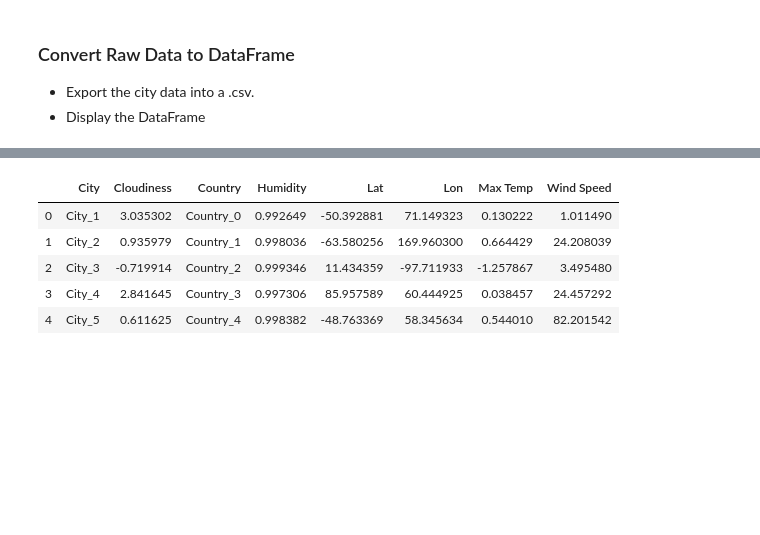
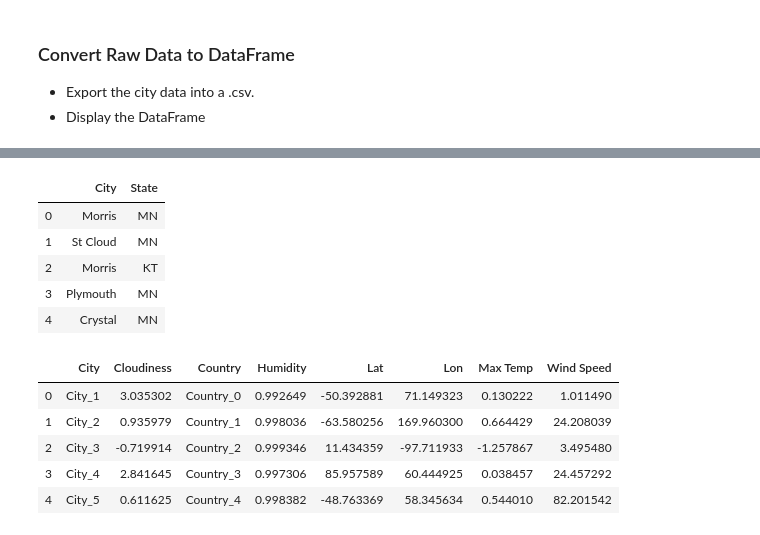
Before and after one commit to KatRootes/python-api-challenge, a Jupyter notebook: Instructions/starter_code/TestGround.ipynb, the cells around one changed output, grey strips where cells are left out. Cells and saved outputs as stored; diff of their text form; code cells hidden in the pictures; blank space fills up the shorter version.

```diff
--- a/Instructions/starter_code/TestGround.ipynb
+++ b/Instructions/starter_code/TestGround.ipynb
@@ -85,3 +107,13 @@ Data Retrieval Complete
+# %%
+altNodupeDf = dupDf.drop_duplicates(subset=["City", "State"], keep="first")
+altNodupeDf
+# %% [output]
+|  | City | State |
+| 0 | Morris | MN |
+| 1 | St Cloud | MN |
+| 2 | Morris | KT |
+| 3 | Plymouth | MN |
+| 4 | Crystal | MN |
 # %%
 # Create Test Data
 count = 150
```
Also changed, not shown: parts of 2 cells of this notebook, 10 other files.
